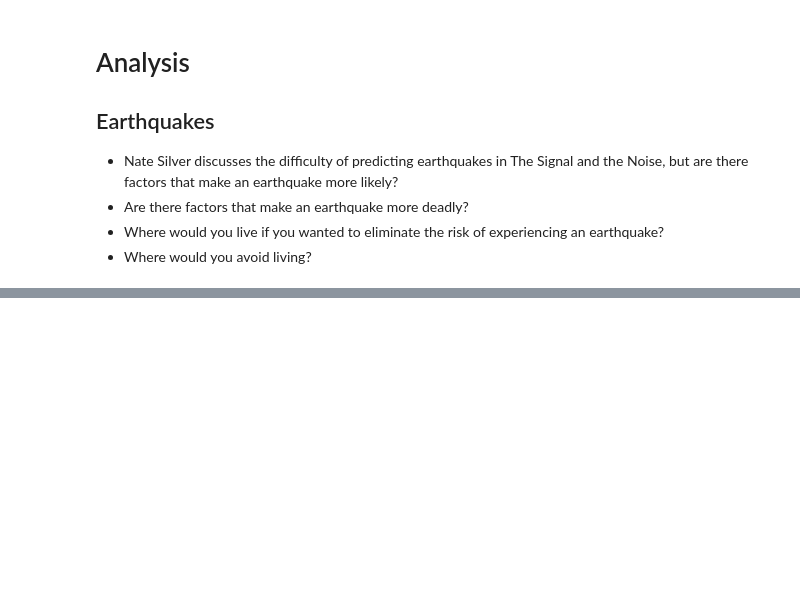
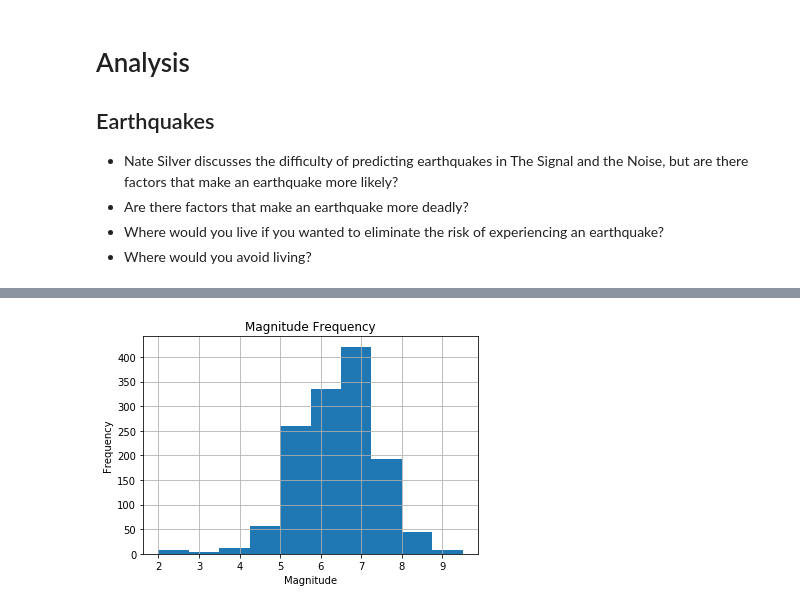
Before and after one commit to rsabram/wiki_earthquake_analysis, a Jupyter notebook: dq3.ipynb, the cells around one changed output, grey strips where cells are left out. Saved outputs shown, nothing was run; the diff lists cells and outputs as text; code cells hidden in the pictures; blank space fills up the shorter version.

```diff
--- a/dq3.ipynb
+++ b/dq3.ipynb
@@ -109,0 +136,7 @@ df.magnitude = pd.to_numeric(df.magnitude)
+# %%
+df.magnitude.hist()
+plt.title("Magnitude Frequency")
+plt.xlabel('Magnitude')
+plt.ylabel('Frequency');
+# %% [output]
+[figure, added]
```
Also changed, not shown: parts of 20 cells of this notebook, 4 other files.
